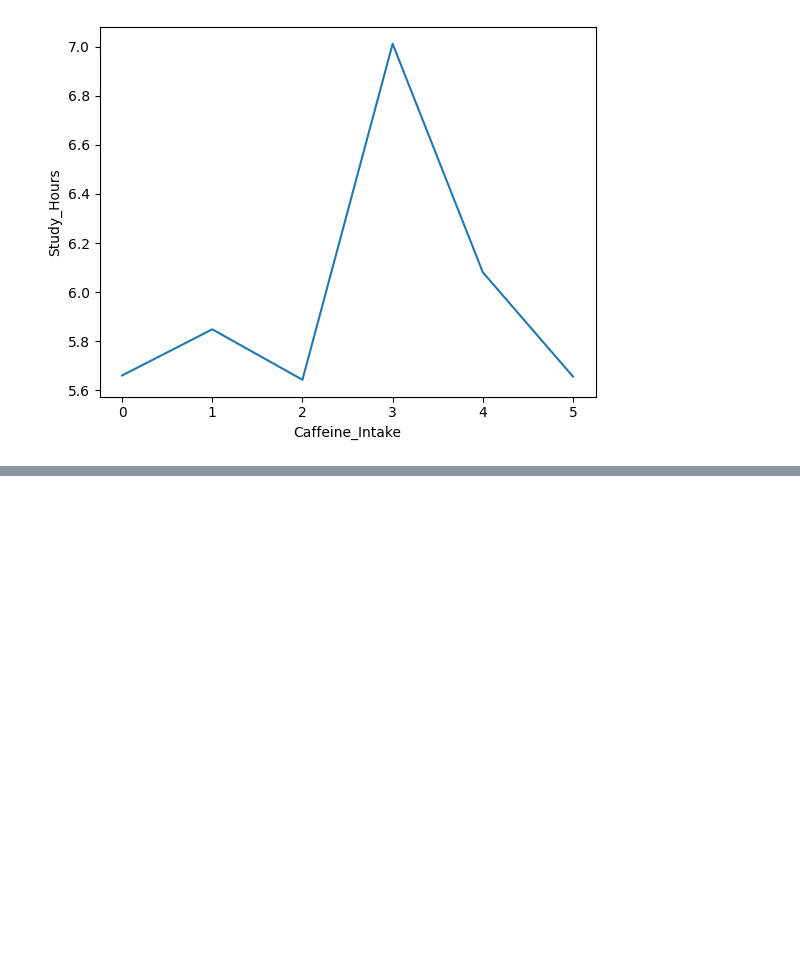
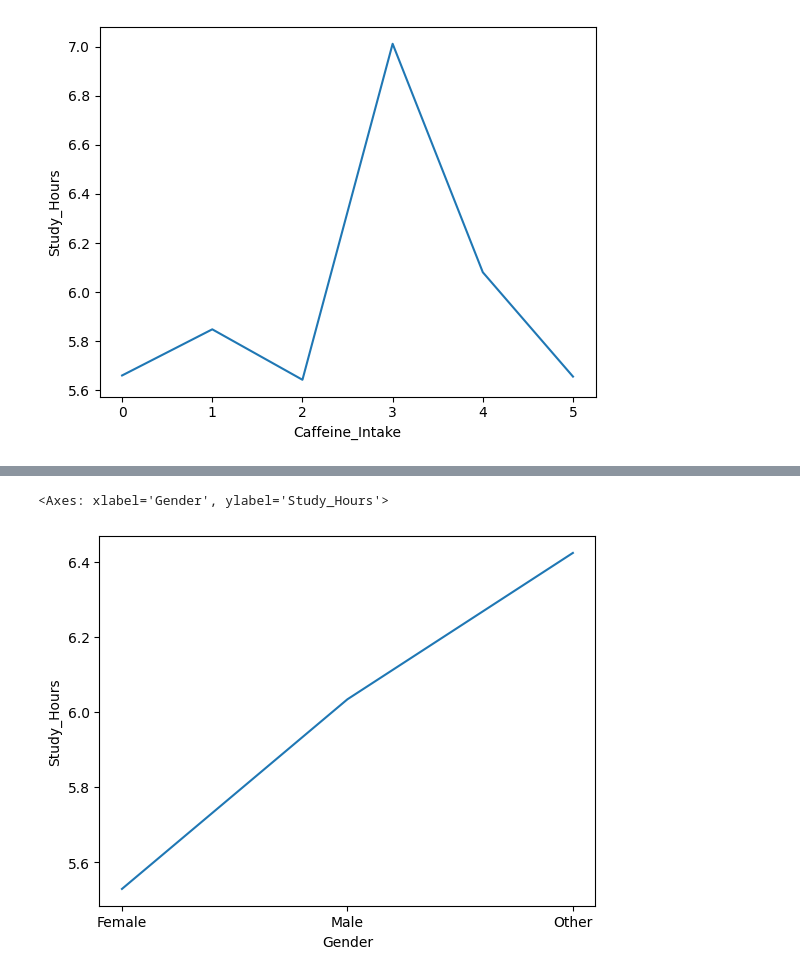
Before and after one commit to aaronkr-classroom/0-team-project-team-b, a Jupyter notebook: main.ipynb, the cells around one changed output, grey strips where cells are left out. Cells and saved outputs as stored; diff of their text form; code cells hidden in the pictures; blank space fills up the shorter version.

```diff
--- a/main.ipynb
+++ b/main.ipynb
@@ -146,0 +153,6 @@ sns.lineplot(x='Caffeine_Intake',y='Study_Hours',data=student_1)
+# %%
+student_Gender_1 =student.groupby("Gender").agg({"Study_Hours":"mean"}).reset_index()
+sns.lineplot(x='Gender',y='Study_Hours',data=student_Gender_1)
+# %% [output]
+<Axes: xlabel='Gender', ylabel='Study_Hours'>
+[figure, added]
```
Also changed, not shown: parts of 9 cells of this notebook.
